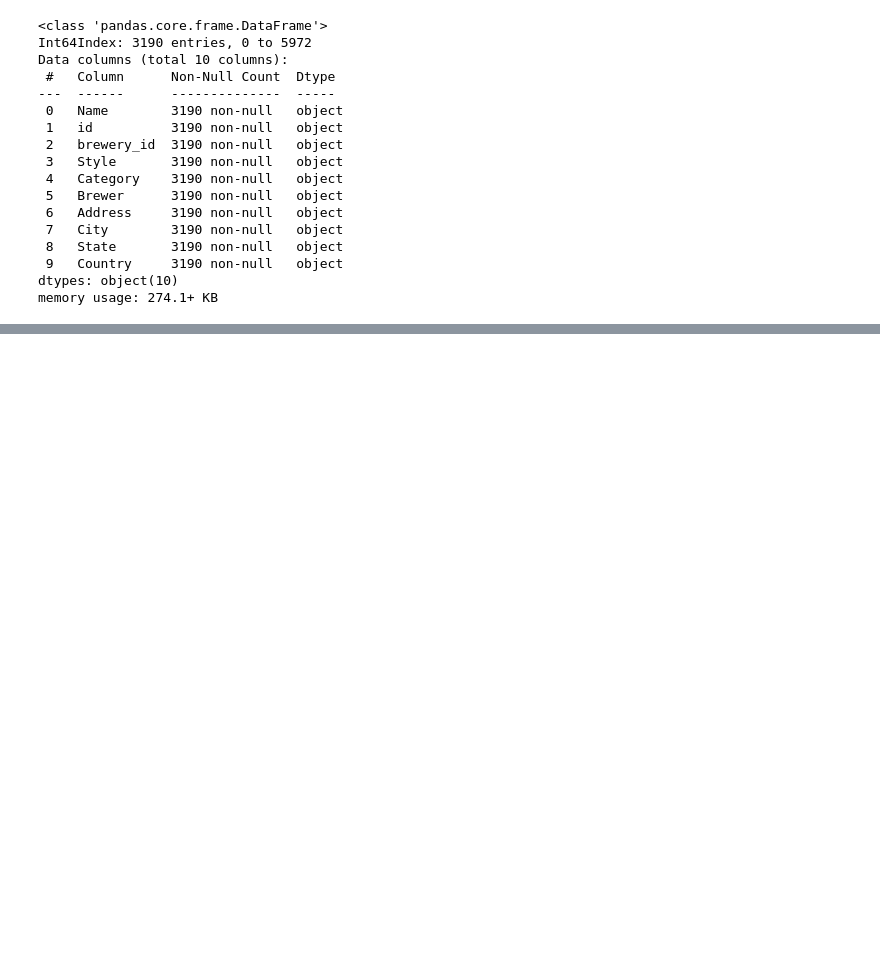
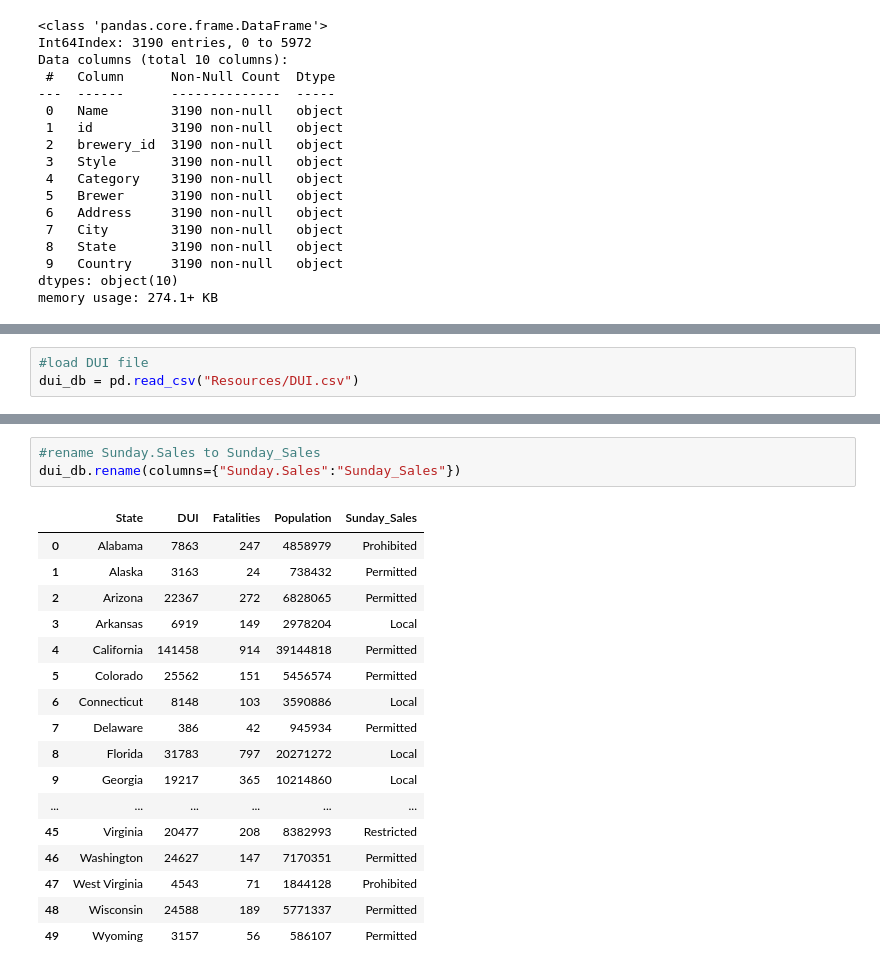
Before and after one commit to EvanK215/ETLProject, a Jupyter notebook: beerwork.ipynb, the cells around one changed output, grey strips where cells are left out. Drawn from its saved outputs; the diff is of its cells as text; blank space fills up the shorter version.

```diff
--- a/beerwork.ipynb
+++ b/beerwork.ipynb
@@ -233 +234,4 @@ memory usage: 274.1+ KB
 beer_db.to_csv("Resources/open_beer_db.csv", encoding='utf-8', index=False)
+# %%
+#load DUI file
+dui_db = pd.read_csv("Resources/DUI.csv")
@@ -233,0 +248,21 @@ beer_db.to_csv("Resources/open_beer_db.csv", encoding='utf-8', index=False)
+# %%
+#rename Sunday.Sales to Sunday_Sales
+dui_db.rename(columns={"Sunday.Sales":"Sunday_Sales"})
+# %% [output]
+|  | State | DUI | Fatalities | Population | Sunday_Sales |
+| 0 | Alabama | 7863 | 247 | 4858979 | Prohibited |
+| 1 | Alaska | 3163 | 24 | 738432 | Permitted |
+| 2 | Arizona | 22367 | 272 | 6828065 | Permitted |
+| 3 | Arkansas | 6919 | 149 | 2978204 | Local |
+| 4 | California | 141458 | 914 | 39144818 | Permitted |
+| 5 | Colorado | 25562 | 151 | 5456574 | Permitted |
+| 6 | Connecticut | 8148 | 103 | 3590886 | Local |
+| 7 | Delaware | 386 | 42 | 945934 | Permitted |
+| 8 | Florida | 31783 | 797 | 20271272 | Local |
+| 9 | Georgia | 19217 | 365 | 10214860 | Local |
+| ... | ... | ... | ... | ... | ... |
+| 45 | Virginia | 20477 | 208 | 8382993 | Restricted |
+| 46 | Washington | 24627 | 147 | 7170351 | Permitted |
+| 47 | West Virginia | 4543 | 71 | 1844128 | Prohibited |
+| 48 | Wisconsin | 24588 | 189 | 5771337 | Permitted |
+| 49 | Wyoming | 3157 | 56 | 586107 | Permitted |
```
Also changed, not shown: parts of 8 cells of this notebook.
